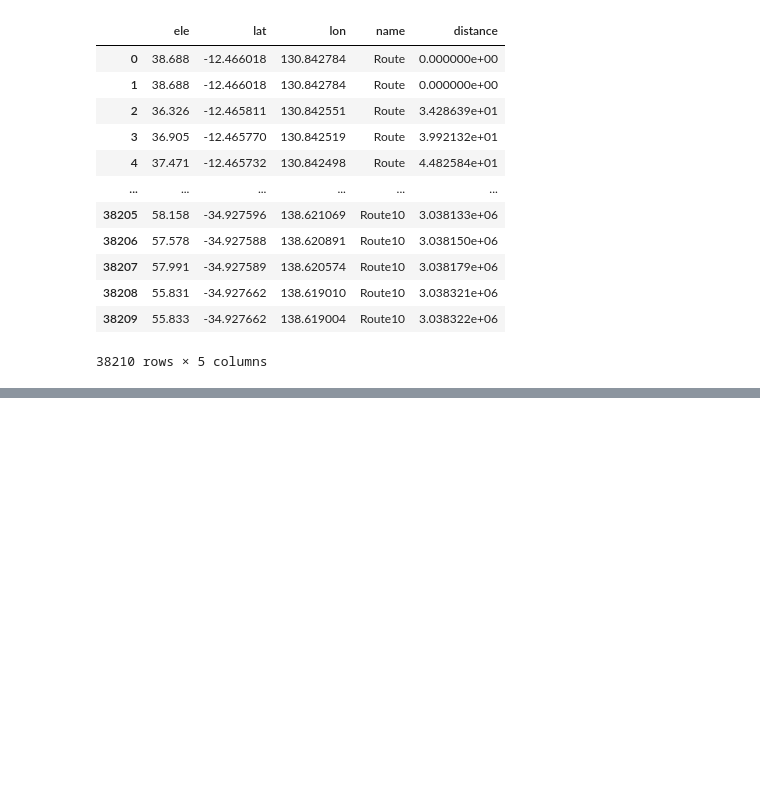
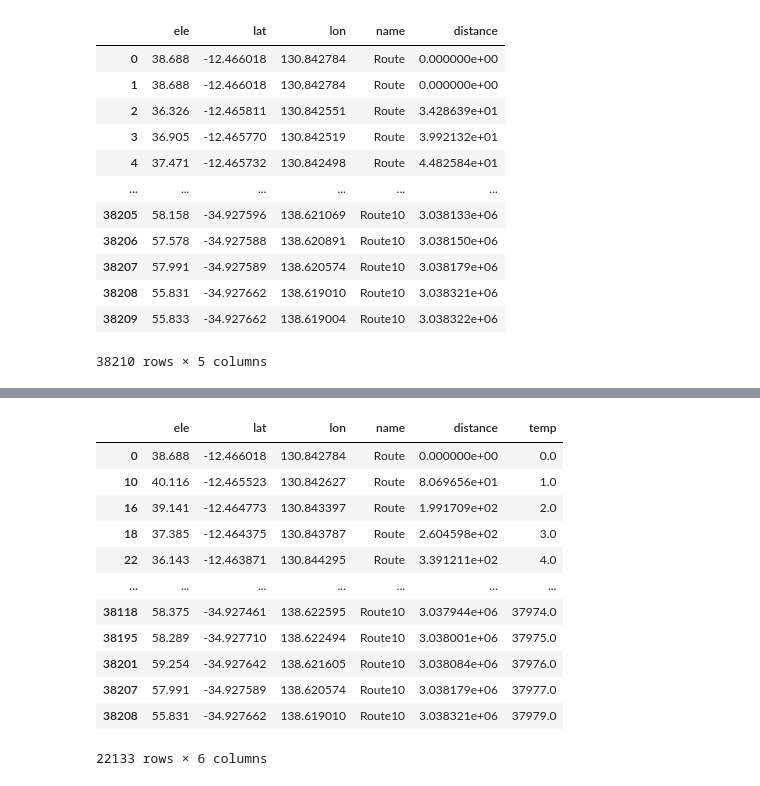
Before and after one commit to ak45aaa/KUST_2027BWSC, a Jupyter notebook: route_distance.ipynb, the cells around one changed output, grey strips where cells are left out. Cells and saved outputs as stored; diff of their text form; code cells hidden in the pictures; blank space fills up the shorter version.

```diff
--- a/route_distance.ipynb
+++ b/route_distance.ipynb
@@ -161,0 +166,18 @@ Error:
+# %%
+df_selected = df.loc[se.index]
+df_selected['temp'] = se['distance']
+df_selected
+# %% [output]
+|  | ele | lat | lon | name | distance | temp |
+| 0 | 38.688 | -12.466018 | 130.842784 | Route | 0.000000e+00 | 0.0 |
+| 10 | 40.116 | -12.465523 | 130.842627 | Route | 8.069656e+01 | 1.0 |
+| 16 | 39.141 | -12.464773 | 130.843397 | Route | 1.991709e+02 | 2.0 |
+| 18 | 37.385 | -12.464375 | 130.843787 | Route | 2.604598e+02 | 3.0 |
+| 22 | 36.143 | -12.463871 | 130.844295 | Route | 3.391211e+02 | 4.0 |
+| ... | ... | ... | ... | ... | ... | ... |
+| 38118 | 58.375 | -34.927461 | 138.622595 | Route10 | 3.037944e+06 | 37974.0 |
+| 38195 | 58.289 | -34.927710 | 138.622494 | Route10 | 3.038001e+06 | 37975.0 |
+| 38201 | 59.254 | -34.927642 | 138.621605 | Route10 | 3.038084e+06 | 37976.0 |
+| 38207 | 57.991 | -34.927589 | 138.620574 | Route10 | 3.038179e+06 | 37977.0 |
+| 38208 | 55.831 | -34.927662 | 138.619010 | Route10 | 3.038321e+06 | 37979.0 |
+22133 rows × 6 columns
```
Also changed, not shown: parts of 5 cells of this notebook, 3 other files.
